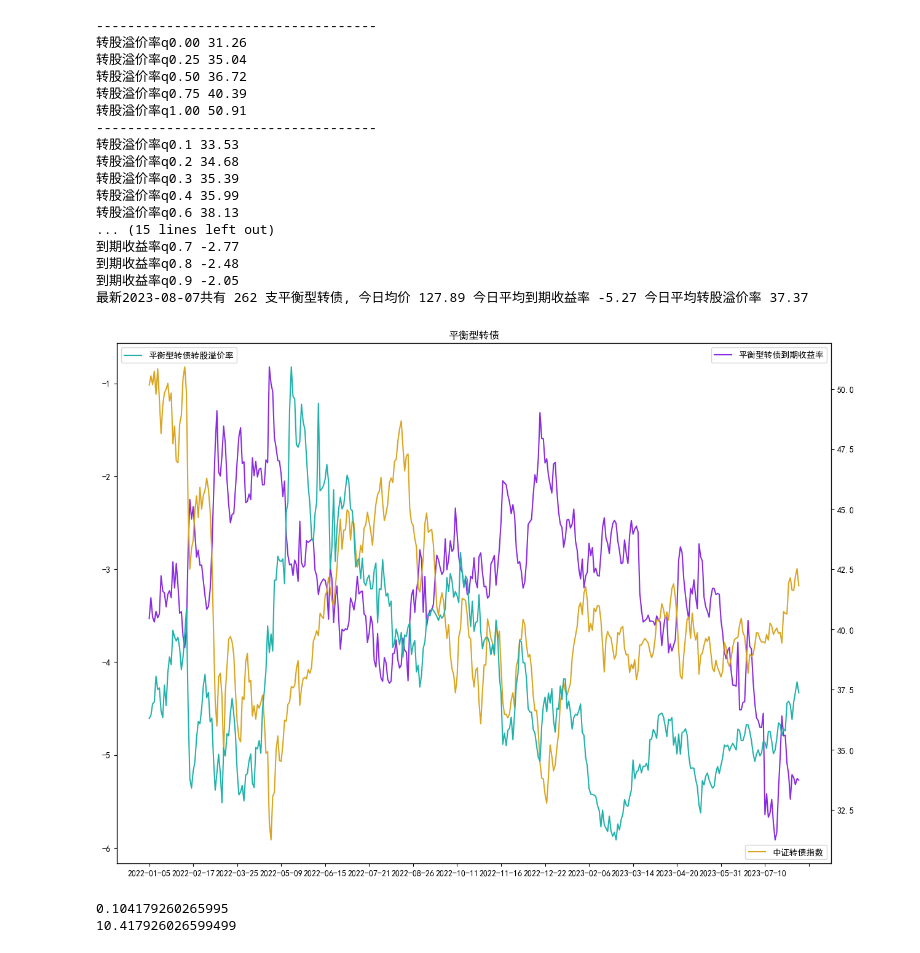
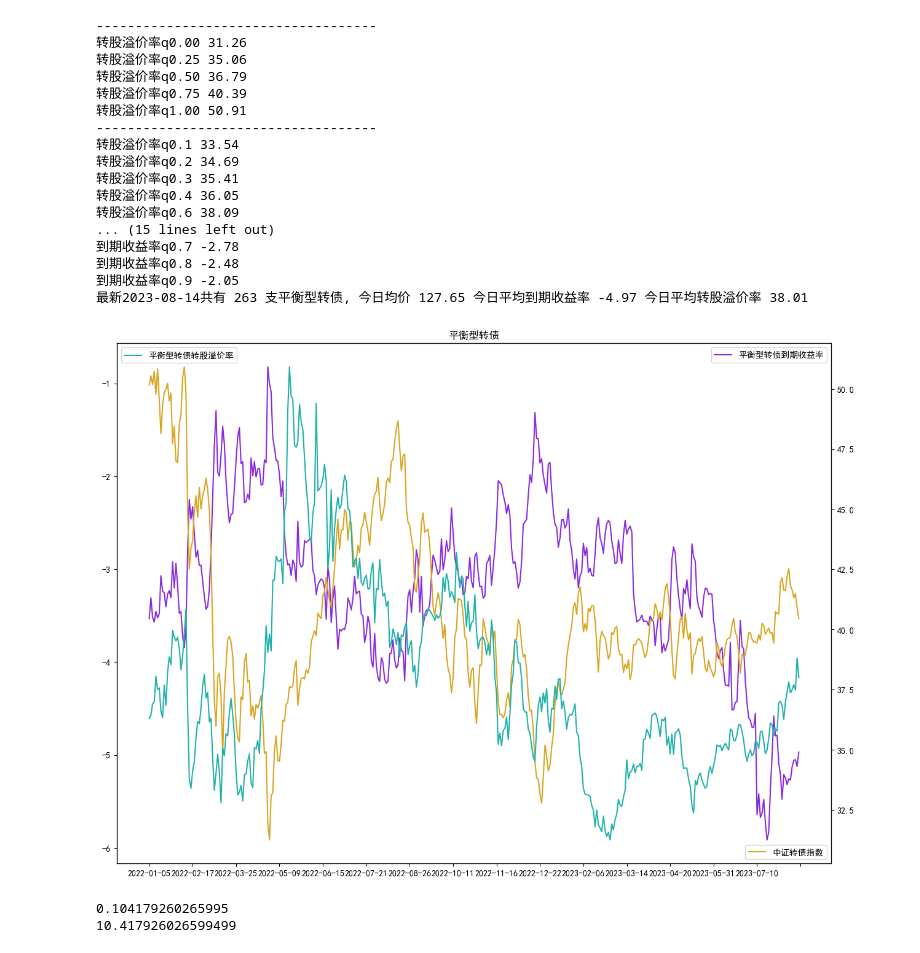
Before and after one commit to Big-ZhangCG/DB_FROM_20230811, a Jupyter notebook: mywork_ByZCG/mywork_平衡型转债绘图.ipynb, the cells around one changed output. Drawn from its saved outputs; the diff is of its cells as text; code cells hidden in the pictures.

```diff
--- a/mywork_ByZCG/mywork_平衡型转债绘图.ipynb
+++ b/mywork_ByZCG/mywork_平衡型转债绘图.ipynb
@@ -152,7 +152,7 @@ plt.rcParams['figure.figsize'] = (15, 11)
 
 # 这里是更改回测时间周期，有个数据一周更新一次，所以需要每周一的时候手动更新一下这里的时间区间
 # By 张程功
-dts = DTBS['D']['day'][1218:1603]
+dts = DTBS['D']['day'][1218:1608]
 
 zz = []
 for dt in dts:
@@ -219,43 +219,43 @@ all_mean1_clean = [i for i in all_mean1 if not np.isnan(i)]
 print('------------------------------------')
 print('到期收益率q0.00', round(np.quantile(a=all_mean1_clean, q = 0),2))
 print('到期收益率q0.25', round(np.quantile(a=all_mean1_clean, q = 0.25),2))
 print('到期收益率q0.50', round(np.quantile(a=all_mean1_clean, q = 0.5),2))
 print('到期收益率q0.75', round(np.quantile(a=all_mean1_clean, q = 0.75),2))
 print('到期收益率q1.00', round(np.quantile(a=all_mean1_clean, q = 1),2))
 print('------------------------------------')
 print('到期收益率q0.1', round(np.quantile(a=all_mean1_clean, q = 0.1),2))
 print('到期收益率q0.2', round(np.quantile(a=all_mean1_clean, q = 0.2),2))
 print('到期收益率q0.3', round(np.quantile(a=all_mean1_clean, q = 0.3),2))
 print('到期收益率q0.4', round(np.quantile(a=all_mean1_clean, q = 0.4),2))
 print('到期收益率q0.6', round(np.quantile(a=all_mean1_clean, q = 0.6),2))
 print('到期收益率q0.7', round(np.quantile(a=all_mean1_clean, q = 0.7),2))
 print('到期收益率q0.8', round(np.quantile(a=all_mean1_clean, q = 0.8),2))
 print('到期收益率q0.9', round(np.quantile(a=all_mean1_clean, q = 0.9),2))
 
 print('最新'+dts[-1]+'共有',len(d) ,'支平衡型转债, 今日均价',round(all_mean2[-1],2),'今日平均到期收益率',round(all_mean1[-1],2),'今日平均转股溢价率',round(all_mean3[-1],2))
 
 
 
 plt.show()
 # %% [output]
 ------------------------------------
 转股溢价率q0.00 31.26
-转股溢价率q0.25 35.04
-转股溢价率q0.50 36.72
+转股溢价率q0.25 35.06
+转股溢价率q0.50 36.79
 转股溢价率q0.75 40.39
 转股溢价率q1.00 50.91
 ------------------------------------
-转股溢价率q0.1 33.53
-转股溢价率q0.2 34.68
-转股溢价率q0.3 35.39
-转股溢价率q0.4 35.99
-转股溢价率q0.6 38.13
+转股溢价率q0.1 33.54
+转股溢价率q0.2 34.69
+转股溢价率q0.3 35.41
+转股溢价率q0.4 36.05
+转股溢价率q0.6 38.09
 ... (15 lines left out)
-到期收益率q0.7 -2.77
+到期收益率q0.7 -2.78
 到期收益率q0.8 -2.48
 到期收益率q0.9 -2.05
-最新2023-08-07共有 262 支平衡型转债, 今日均价 127.89 今日平均到期收益率 -5.27 今日平均转股溢价率 37.37
+最新2023-08-14共有 263 支平衡型转债, 今日均价 127.65 今日平均到期收益率 -4.97 今日平均转股溢价率 38.01
-[figure, old version]
+[figure, new version]
 # %%
 print(DTBS['A']['127086.SZ']['2023-07-17']['csv']/DTBS['A']['127086.SZ']['2023-07-17']['cz']-1)
 print(DTBS['A']['127086.SZ']['2023-07-17']['pd'])
```
Also changed, not shown: 19 other files.
